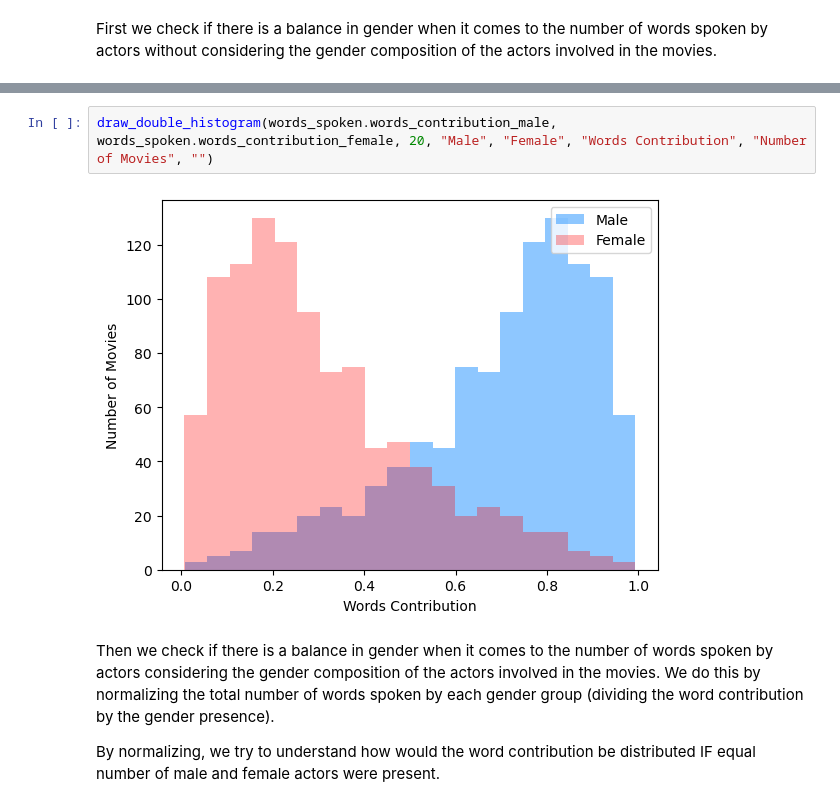
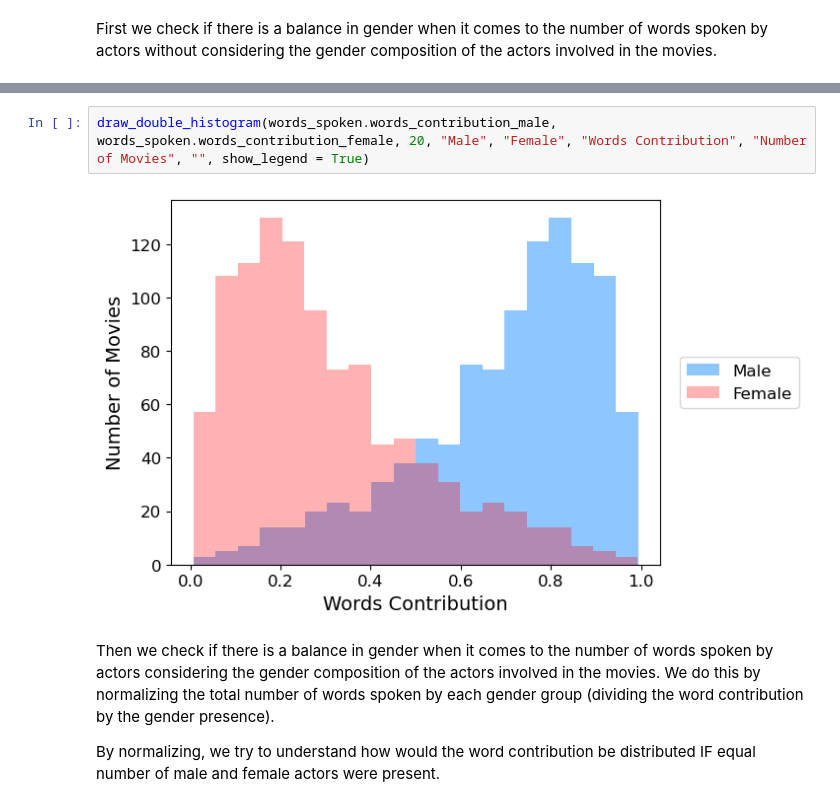
Before and after one commit to dininduviduneth/statistical-machine-learning-uu, a Jupyter notebook: data_analysis/da_dinindu_v1.ipynb, the cells around one changed output, grey strips where cells are left out. Saved outputs shown, nothing was run; the diff lists cells and outputs as text.

```diff
--- a/data_analysis/da_dinindu_v1.ipynb
+++ b/data_analysis/da_dinindu_v1.ipynb
@@ -79,7 +79,7 @@ draw_histogram(words_spoken.words_contribution_male, 20, "Words Contribution - M
 # %%
-draw_double_histogram(words_spoken.words_contribution_male, words_spoken.words_contribution_female, 20, "Male", "Female", "Words Contribution", "Number of Movies", "")
+draw_double_histogram(words_spoken.words_contribution_male, words_spoken.words_contribution_female, 20, "Male", "Female", "Words Contribution", "Number of Movies", "", show_legend = True)
 # %% [output]
-[figure, old version]
+[figure, new version]
 # %% [markdown]
 Then we check if there is a balance in gender when it comes to the number of words spoken by actors considering the gender composition of the actors involved in the movies. We do this by normalizing the total number of words spoken by each gender group (dividing the word contribution by the gender presence).
 
```
Also changed, not shown: parts of 5 cells of this notebook, 1 other file.
